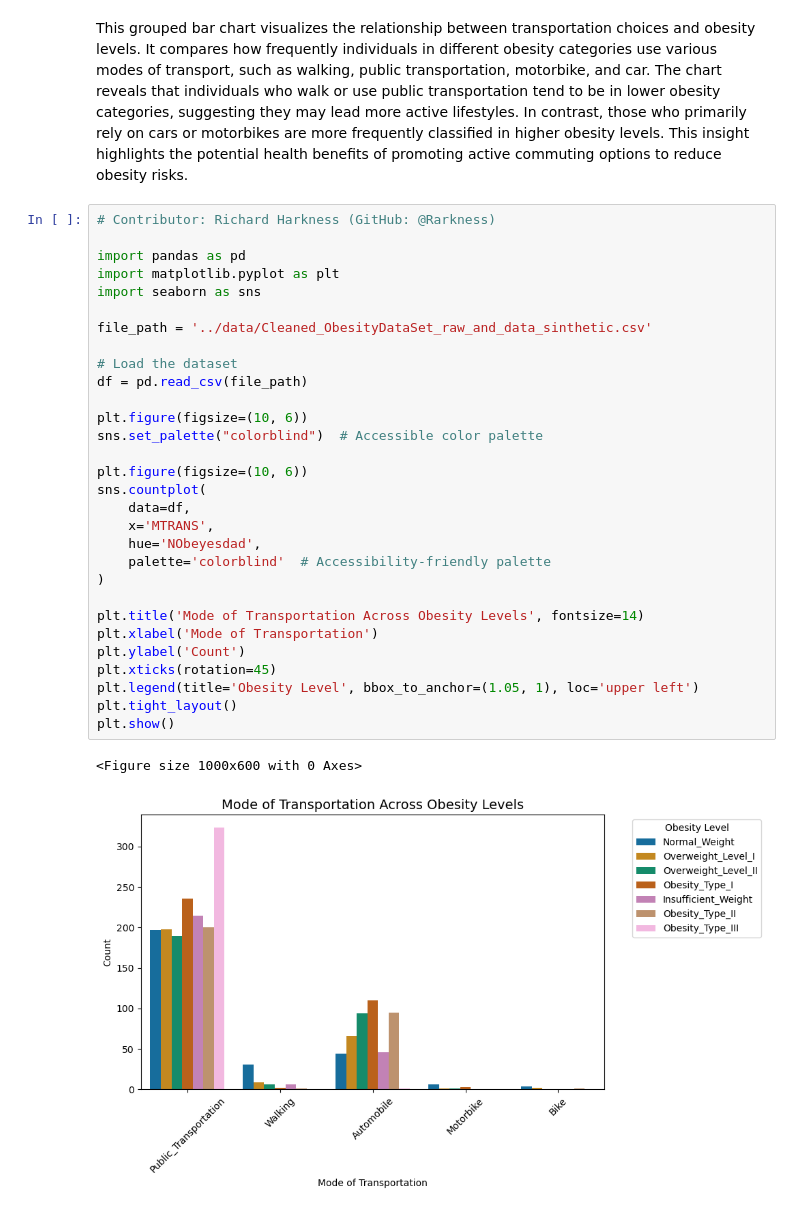
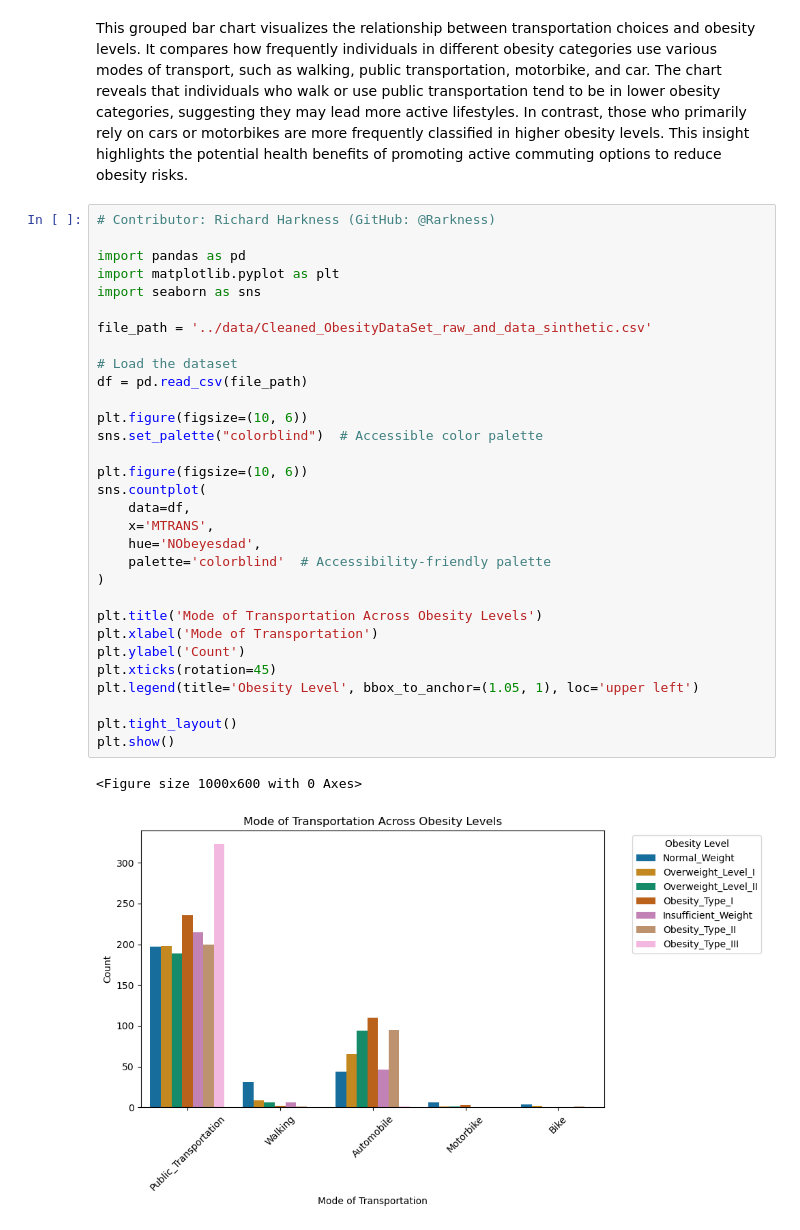
Before and after one commit to Rarkness/Obesity-Levels-and-Public-Health, a Jupyter notebook: src/Mode_of_Transportation_Bar_Seaborn.ipynb, the cells around one changed output. Cells and saved outputs as stored; diff of their text form.

```diff
--- a/src/Mode_of_Transportation_Bar_Seaborn.ipynb
+++ b/src/Mode_of_Transportation_Bar_Seaborn.ipynb
@@ -4,32 +4,33 @@ This grouped bar chart visualizes the relationship between transportation choice
 # Contributor: Richard Harkness (GitHub: @Rarkness)
 
 import pandas as pd
 import matplotlib.pyplot as plt
 import seaborn as sns
 
 file_path = '../data/Cleaned_ObesityDataSet_raw_and_data_sinthetic.csv'
 
 # Load the dataset
 df = pd.read_csv(file_path)
 
 plt.figure(figsize=(10, 6))
 sns.set_palette("colorblind")  # Accessible color palette
 
 plt.figure(figsize=(10, 6))
 sns.countplot(
     data=df,
     x='MTRANS',
     hue='NObeyesdad',
     palette='colorblind'  # Accessibility-friendly palette
 )
 
-plt.title('Mode of Transportation Across Obesity Levels', fontsize=14)
+plt.title('Mode of Transportation Across Obesity Levels')
 plt.xlabel('Mode of Transportation')
 plt.ylabel('Count')
 plt.xticks(rotation=45)
 plt.legend(title='Obesity Level', bbox_to_anchor=(1.05, 1), loc='upper left')
+
 plt.tight_layout()
 plt.show()
 # %% [output]
 <Figure size 1000x600 with 0 Axes>
-[figure, old version]
+[figure, new version]
```
Also changed, not shown: 1 other file.
